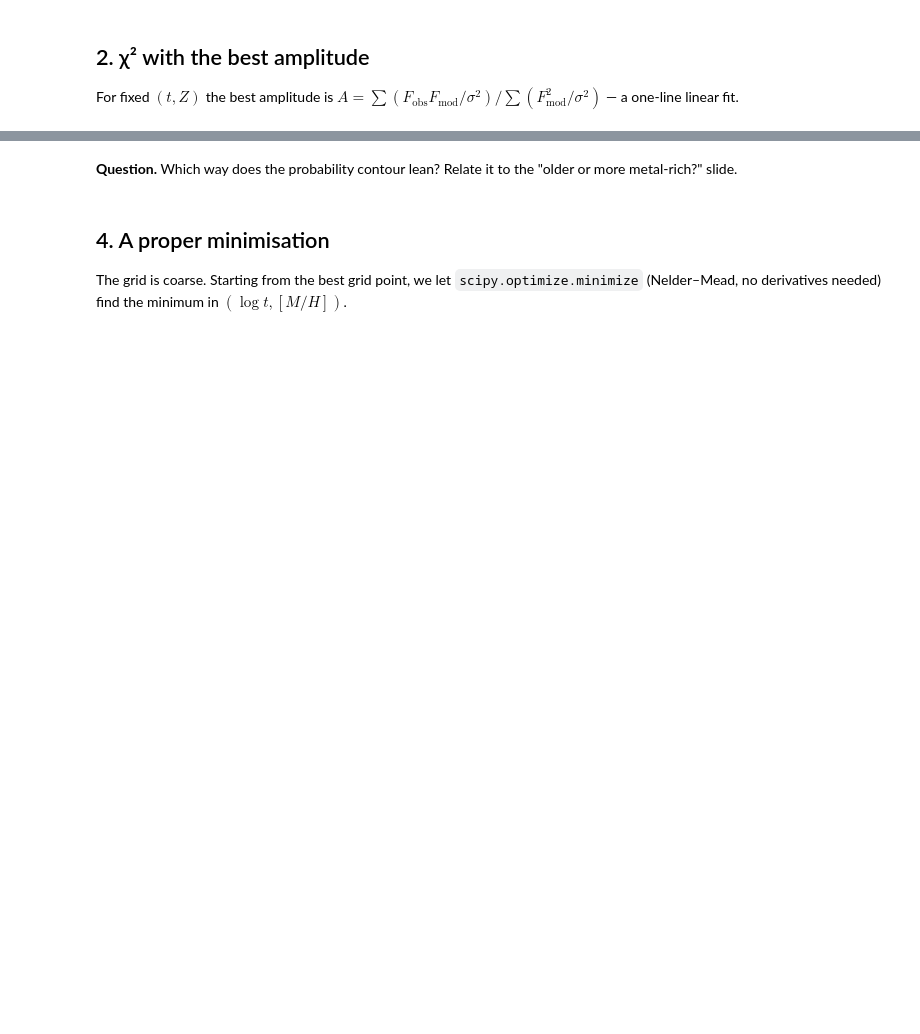
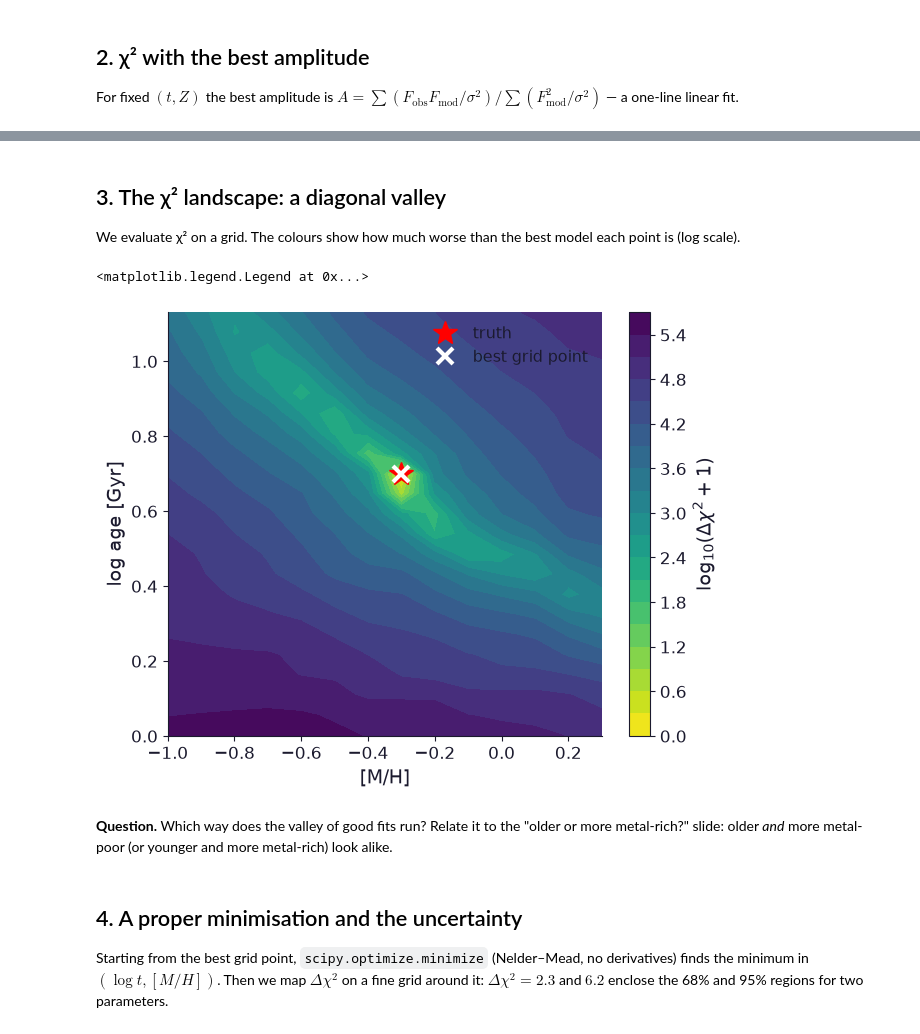
Before and after one commit to Azeret/stellar-populations-lectures, a Jupyter notebook: notebooks/06_fitting_an_SSP_with_FaSTAR.ipynb, the cells around one changed output, grey strips where cells are left out. Drawn from its saved outputs; the diff is of its cells as text; code cells hidden in the pictures; blank space fills up the shorter version.

```diff
--- a/notebooks/06_fitting_an_SSP_with_FaSTAR.ipynb
+++ b/notebooks/06_fitting_an_SSP_with_FaSTAR.ipynb
@@ -78,22 +84,29 @@ We evaluate χ² on a grid and turn it into a probability, $P \propto e^{-\chi^2
+# %% [markdown]
+## 3. The χ² landscape: a diagonal valley
+
+We evaluate χ² on a grid. The colours show how much worse than the best model each point is (log scale).
 # %%
 ages = np.geomspace(1.0, 13.5, 22)
 mets = np.linspace(-1.0, 0.3, 14)
 chi = np.array([[chi2(a, m) for m in mets] for a in ages])
-post = np.exp(-0.5 * (chi - chi.min()))
 
 fig, ax = plt.subplots(figsize=(7, 5.5))
-ax.contourf(mets, np.log10(ages), post, levels=[0.01, 0.135, 0.6, 1.0], cmap='Blues')
-ax.contour(mets, np.log10(ages), chi - chi.min(), levels=[2.3, 6.2, 11.8], colors='k', linewidths=1)
+cs = ax.contourf(mets, np.log10(ages), np.log10(chi - chi.min() + 1), levels=20, cmap='viridis_r')
+plt.colorbar(cs, label=r'log$_{10}(\Delta\chi^2 + 1)$')
 ax.plot(TRUE['met'], np.log10(TRUE['age']), 'r*', ms=18, label='truth')
 i, j = np.unravel_index(chi.argmin(), chi.shape)
-ax.plot(mets[j], np.log10(ages[i]), 'kx', ms=12, mew=3, label='best grid point')
+ax.plot(mets[j], np.log10(ages[i]), 'wx', ms=12, mew=3, label='best grid point')
 ax.set_xlabel('[M/H]'); ax.set_ylabel('log age [Gyr]'); ax.legend()
+# %% [output]
+<matplotlib.legend.Legend at 0x...>
+[figure, added]
 # %% [markdown]
-**Question.** Which way does the probability contour lean? Relate it to the "older or more metal-rich?" slide.
+**Question.** Which way does the valley of good fits run? Relate it to the "older or more metal-rich?" slide: older *and* more metal-poor (or younger and more metal-rich) look alike.
 # %% [markdown]
-## 4. A proper minimisation
+## 4. A proper minimisation and the uncertainty
 
-The grid is coarse. Starting from the best grid point, we let `scipy.optimize.minimize` (Nelder–Mead, no derivatives needed) find the minimum in $(\log t, [M/H])$.
+Starting from the best grid point, `scipy.optimize.minimize` (Nelder–Mead, no derivatives) finds the minimum in $(\log t, [M/H])$.
+Then we map $\Delta\chi^2$ on a fine grid around it: $\Delta\chi^2 = 2.3$ and $6.2$ enclose the 68% and 95% regions for two parameters.
 # %%
 def f(p):
     la, met = p
```
Also changed, not shown: parts of 15 cells of this notebook, 3 other files.
